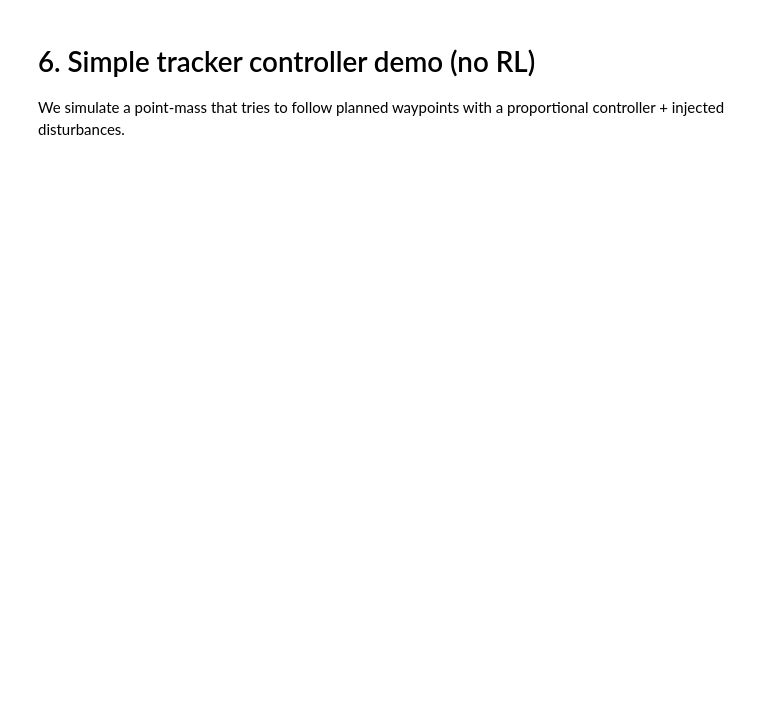
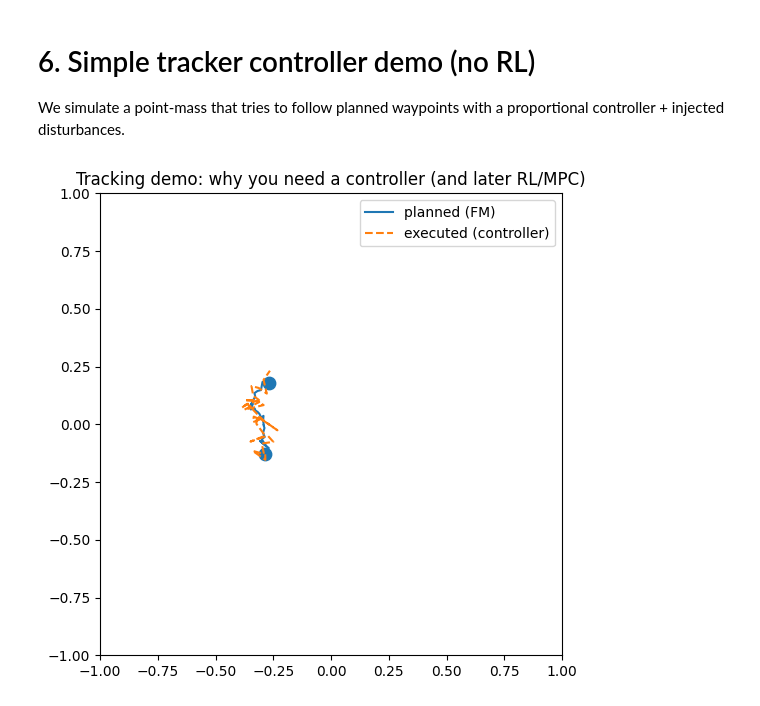
Before and after one commit to Mechanics-Mechatronics-and-Robotics/CV-2026, a Jupyter notebook: Week_04/Week_04_Hands_on_Flow_Matching.ipynb, the cells around one changed output. Drawn from its saved outputs; the diff is of its cells as text; code cells hidden in the pictures; blank space fills up the shorter version.

```diff
--- a/Week_04/Week_04_Hands_on_Flow_Matching.ipynb
+++ b/Week_04/Week_04_Hands_on_Flow_Matching.ipynb
@@ -388,26 +489,29 @@ with a proportional controller + injected disturbances.
 # %%
 def track_trajectory(traj, K=0.8, noise_std=0.02):
     """
     traj: (T,2) desired waypoints
     returns executed positions (T,2)
     """
     x = traj[0].copy()
     xs = [x.copy()]
     for t in range(1, len(traj)):
         target = traj[t]
         u = K * (target - x)
         # disturbance
         x = x + u + np.random.randn(2).astype(np.float32) * noise_std
         xs.append(x.copy())
     return np.stack(xs, axis=0)
 
 exec_traj = track_trajectory(traj, K=0.7, noise_std=0.03)
 
 plt.figure(figsize=(6,6))
 plt.plot(traj[:,0], traj[:,1], label="planned (FM)")
 plt.plot(exec_traj[:,0], exec_traj[:,1], label="executed (controller)", linestyle="--")
 plt.scatter([traj[0,0], traj[-1,0]],[traj[0,1], traj[-1,1]], s=80)
-plt.xlim(-1,1); plt.ylim(-1,1); plt.gca().set_aspect("equal","box")
+plt.xlim(-1,1); plt.ylim(-1,1)
+plt.gca().set_aspect("equal", "box")
 plt.legend()
 plt.title("Tracking demo: why you need a controller (and later RL/MPC)")
 plt.show()
+# %% [output]
+[figure, added]
```
Also changed, not shown: parts of 10 cells of this notebook.
